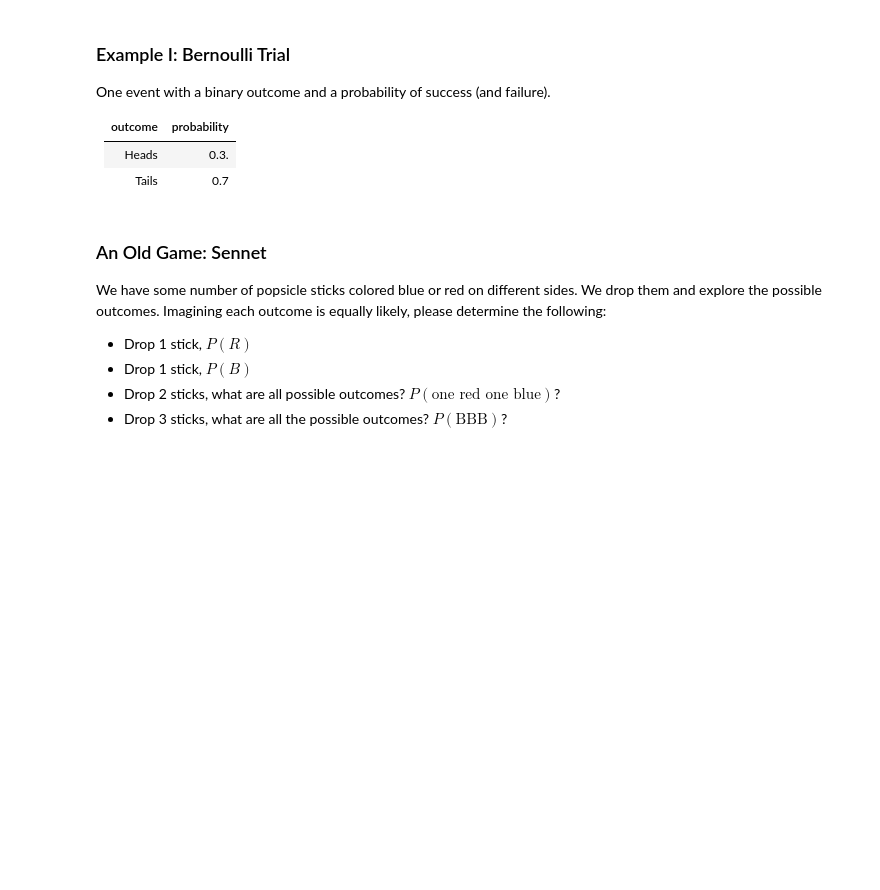
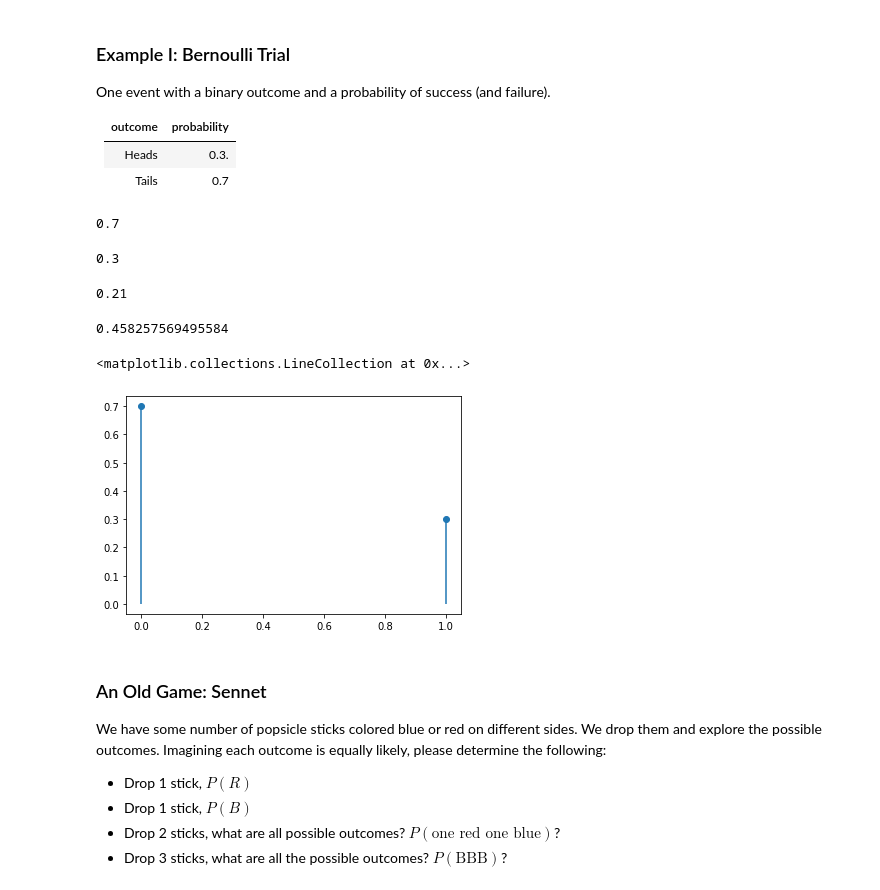
Before and after one commit to gilad247/NYU-Bootcamp, a Jupyter notebook: notebooks/module_2/2.01_probability/discrete_starter.ipynb, the cells around one changed output. Drawn from its saved outputs; the diff is of its cells as text; code cells hidden in the pictures; blank space fills up the shorter version.

```diff
--- a/notebooks/module_2/2.01_probability/discrete_starter.ipynb
+++ b/notebooks/module_2/2.01_probability/discrete_starter.ipynb
@@ -95,20 +133,36 @@ One event with a binary outcome and a probability of success (and failure).
 import scipy.stats as stats
 # %%
 #distribution to model
+coin_flip = stats.bernoulli(p = .3)
 # %%
 #probability of failure
+coin_flip.pmf(0)
+# %% [output]
+0.7
 # %%
 #probability of success
+coin_flip.pmf(1)
+# %% [output]
+0.3
 # %%
 #variance of the trial
+coin_flip.var()
+# %% [output]
+0.21
 # %%
 #standard deviation of the trial
+coin_flip.std()
+# %% [output]
+0.458257569495584
 # %%
 # #plot
-# x = np.arange(2)
-# plt.plot(x, bernoulli_dist.pmf(x), 'o')
-# plt.vlines(0, 0, .7)
-# plt.vlines(1, 0, .3)
+x = np.arange(2)
+plt.plot(x, coin_flip.pmf(x), 'o')
+plt.vlines(0, 0, .7)
+plt.vlines(1, 0, .3)
+# %% [output]
+<matplotlib.collections.LineCollection at 0x...>
+[figure, added]
 # %% [markdown]
 ### An Old Game: Sennet
 
```
Also changed, not shown: parts of 27 cells of this notebook, 9 other files.
